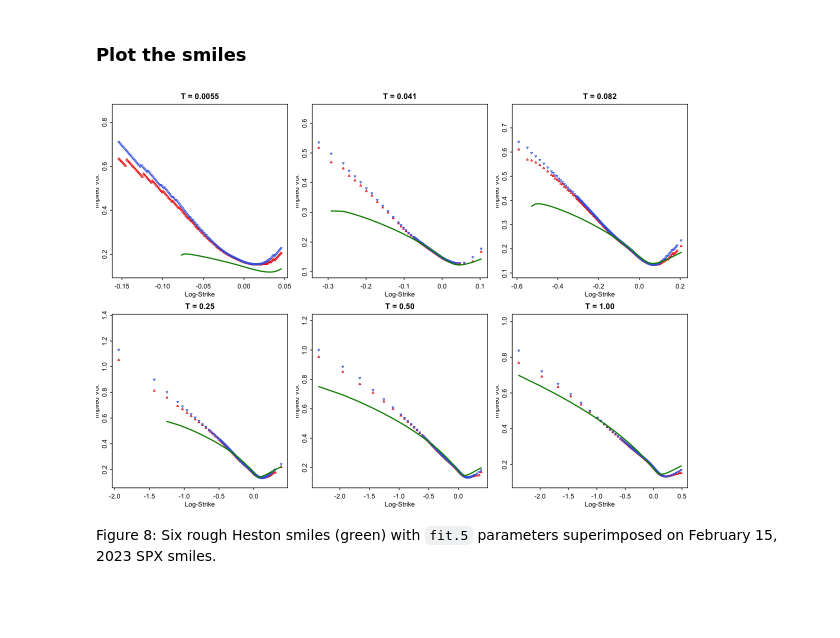
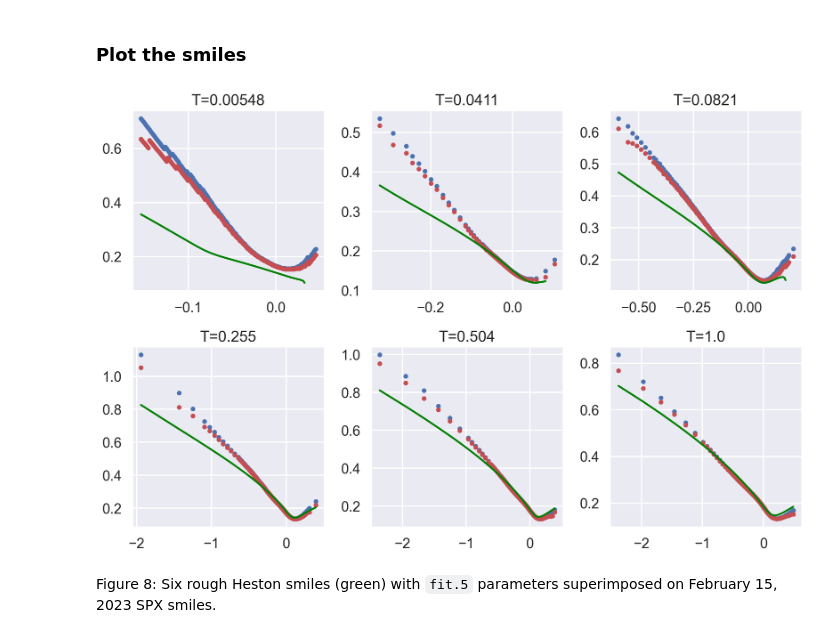
Before and after one commit to fbourgey/RoughVolatilityWorkshop, a Jupyter notebook: QM2024_4_Computation.ipynb, the cells around one changed output. Cells and saved outputs as stored; diff of their text form; code cells hidden in the pictures; blank space fills up the shorter version.

```diff
--- a/QM2024_4_Computation.ipynb
+++ b/QM2024_4_Computation.ipynb
@@ -555,0 +559,6 @@ xi <- xiCurveObj$getForwardVarCurve()
+# %%
+res_vs = var_swap_robust(ivol_data=df_spx)
+expiries = res_vs["expiries"]
+vs = res_vs["vs_mid"]
+w_in = vs * expiries
+xi_smooth = xi_curve_smooth(expiries, w_in, eps=0.03)["xi_curve"]  # function
@@ -575,0 +573,6 @@ A data.frame: 6 × 9
+# %%
+sub_expiries = df_spx["Texp"].unique()[[1, 9, 20, 27, 33, 41]]
+df_spx_sub = df_spx[df_spx["Texp"].isin(sub_expiries)].dropna().reset_index(drop=True)
+df_spx_sub["LogStrike"] = np.log(
+    df_spx_sub["Strike"].to_numpy() / df_spx_sub["Fwd"].to_numpy()
+)
@@ -589,0 +597,18 @@ system.time(ive$modelVol <- vol3(ive$kk, ive$tt))
+# %%
+n_pade = 2
+n_quad = 30
+fit_5 = {"H": 0.53, "rho": -0.64, "nu": 1.11, "lbd": 1.28}
+impvols_rheston = {}
+
+for expiry in sub_expiries:
+    print(f"expiry: {expiry:<.4}")
+    df_expiry = df_spx_sub[df_spx_sub["Texp"] == expiry]
+    ks = df_expiry["LogStrike"].to_numpy()
+    impvols_rheston[expiry] = impvol_rheston_rational(
+        k=ks,
+        tau=expiry,
+        params=fit_5,
+        xi=xi_smooth,
+        n_pade=n_pade,
+        n_quad=n_quad,
+    )
@@ -590,9 +625,21 @@ system.time(ive$modelVol <- vol3(ive$kk, ive$tt))
 # %% [markdown]
 ### Plot the smiles
-# %%
-res.plot6 < -plotIvols(ive, modelVol=T)
-# %% [output]
-[figure, removed]
+# %%
+fig, ax = plt.subplots(2, 3, figsize=(12, 8))
+for i, expiry in enumerate(sub_expiries):
+    df_expiry = df_spx_sub[df_spx_sub["Texp"] == expiry]
+    ks = df_expiry["LogStrike"]
+    ask = df_expiry["Ask"]
+    bid = df_expiry["Bid"]
+    ax_i = ax[i // 3, i % 3]
+    ax_i.plot(ks, ask, "b.")
+    ax_i.plot(ks, bid, "r.")
+    ax_i.plot(ks, impvols_rheston[expiry], color="green")
+    ax_i.set_title(f"T={expiry:<.3}")
+plt.tight_layout()
+plt.show()
+# %% [output]
+[figure, added]
 # %% [markdown]
 Figure 8: Six rough Heston smiles (green) with `fit.5` parameters superimposed on February 15, 2023 SPX smiles.
 # %% [markdown]
```
Also changed, not shown: parts of 58 cells of this notebook, 7 other files.
